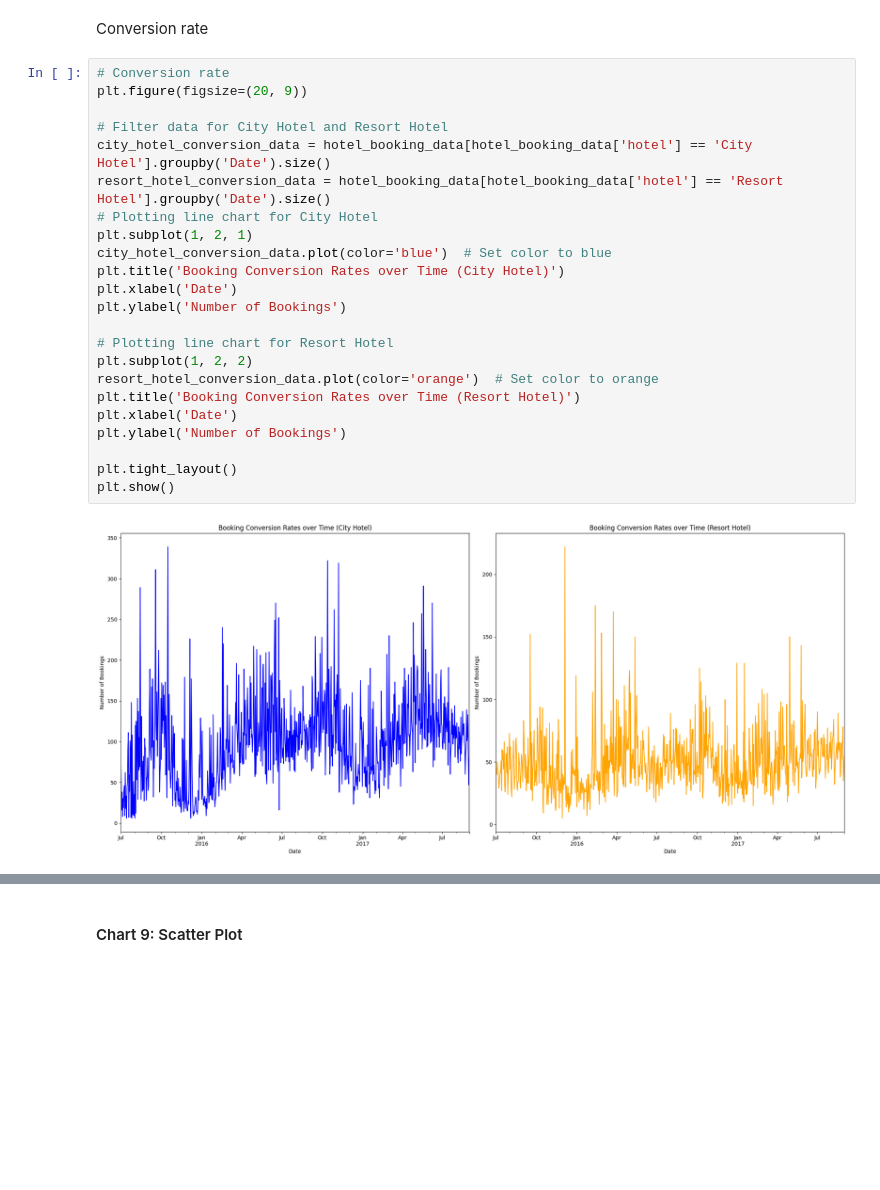
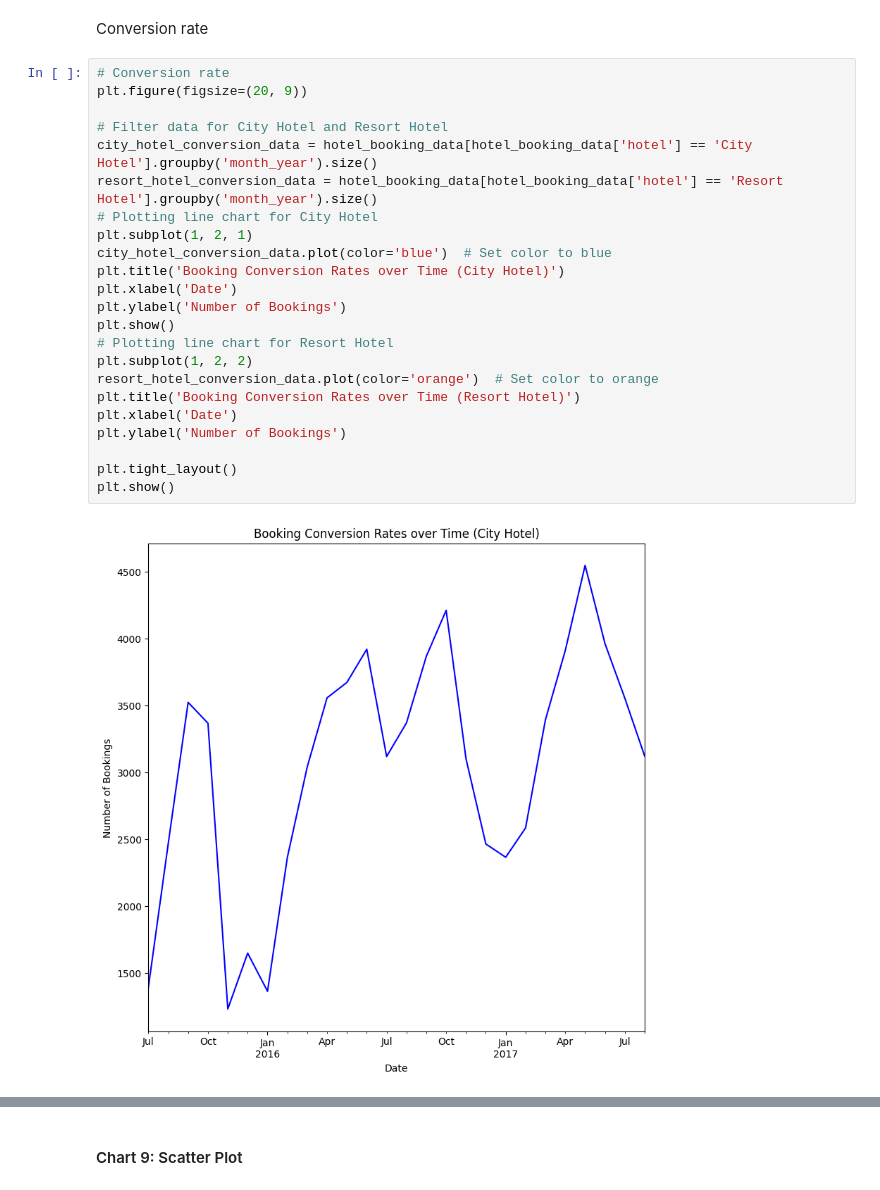
Before and after one commit to Codewith-Soumya/Hotel-Booking-Analysis, a Jupyter notebook: Hotel_booking_analysis_coding_Capstrone_Project_2.ipynb, the cells around one changed output, grey strips where cells are left out. Saved outputs shown, nothing was run; the diff lists cells and outputs as text; blank space fills up the shorter version.

```diff
--- a/Hotel_booking_analysis_coding_Capstrone_Project_2.ipynb
+++ b/Hotel_booking_analysis_coding_Capstrone_Project_2.ipynb
@@ -513,25 +513,25 @@ Conversion rate
 # %%
 # Conversion rate
 plt.figure(figsize=(20, 9))
 
 # Filter data for City Hotel and Resort Hotel
-city_hotel_conversion_data = hotel_booking_data[hotel_booking_data['hotel'] == 'City Hotel'].groupby('Date').size()
-resort_hotel_conversion_data = hotel_booking_data[hotel_booking_data['hotel'] == 'Resort Hotel'].groupby('Date').size()
+city_hotel_conversion_data = hotel_booking_data[hotel_booking_data['hotel'] == 'City Hotel'].groupby('month_year').size()
+resort_hotel_conversion_data = hotel_booking_data[hotel_booking_data['hotel'] == 'Resort Hotel'].groupby('month_year').size()
 # Plotting line chart for City Hotel
 plt.subplot(1, 2, 1)
 city_hotel_conversion_data.plot(color='blue')  # Set color to blue
 plt.title('Booking Conversion Rates over Time (City Hotel)')
 plt.xlabel('Date')
 plt.ylabel('Number of Bookings')
-
+plt.show()
 # Plotting line chart for Resort Hotel
 plt.subplot(1, 2, 2)
 resort_hotel_conversion_data.plot(color='orange')  # Set color to orange
 plt.title('Booking Conversion Rates over Time (Resort Hotel)')
 plt.xlabel('Date')
 plt.ylabel('Number of Bookings')
 
 plt.tight_layout()
 plt.show()
 # %% [output]
-[figure, old version]
+[figure, new version]
```
Also changed, not shown: parts of 1 cell of this notebook.
